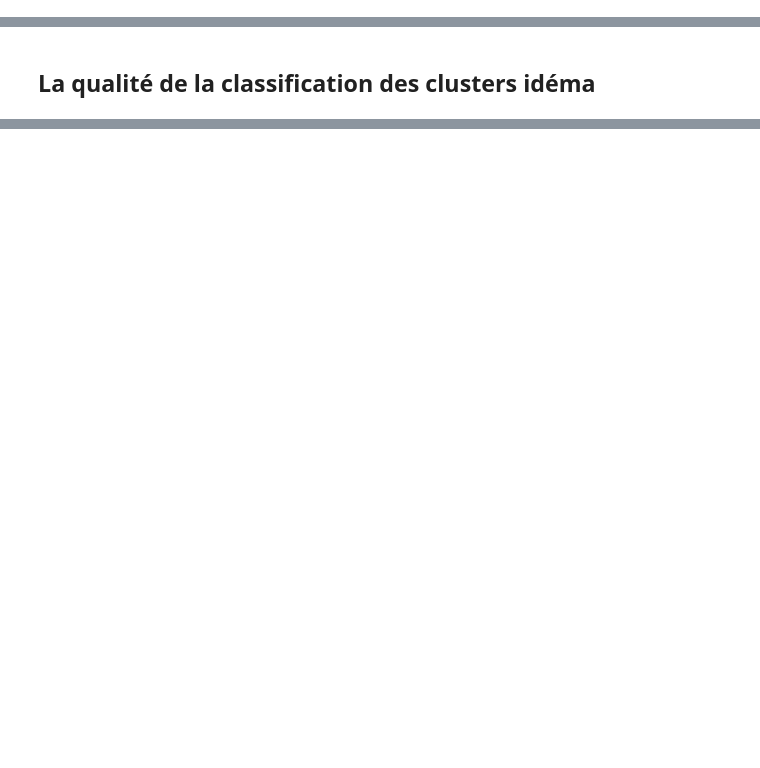
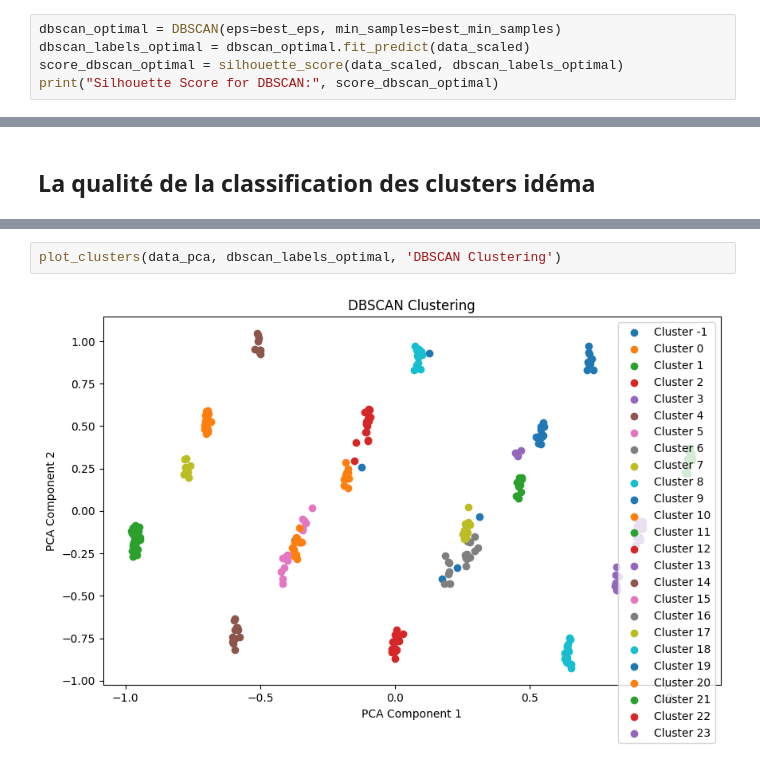
Before and after one commit to Viet281101/ITLMAU, a Jupyter notebook: Semestre_6_L3/IA_et_apprentissage/Projet/test.ipynb, the cells around one changed output, grey strips where cells are left out. Cells and saved outputs as stored; diff of their text form; blank space fills up the shorter version.

```diff
--- a/Semestre_6_L3/IA_et_apprentissage/Projet/test.ipynb
+++ b/Semestre_6_L3/IA_et_apprentissage/Projet/test.ipynb
@@ -307,3 +324,8 @@ best_eps, best_min_samples, best_score = tune_dbscan(data_scaled, eps_range, min
 print("Best eps:", best_eps, "Best min_samples:", best_min_samples, "Best Silhouette Score:", best_score)
 # %% [output]
 Best eps: 0.8 Best min_samples: 2 Best Silhouette Score: 0.4638464782642073
+# %%
+dbscan_optimal = DBSCAN(eps=best_eps, min_samples=best_min_samples)
+dbscan_labels_optimal = dbscan_optimal.fit_predict(data_scaled)
+score_dbscan_optimal = silhouette_score(data_scaled, dbscan_labels_optimal)
+print("Silhouette Score for DBSCAN:", score_dbscan_optimal)
@@ -337,0 +442,4 @@ find_optimal_clusters_silhouette(data_scaled, AgglomerativeClustering)
+# %%
+plot_clusters(data_pca, dbscan_labels_optimal, 'DBSCAN Clustering')
+# %% [output]
+[figure, added]
```
Also changed, not shown: parts of 30 cells of this notebook, 1 other file.
